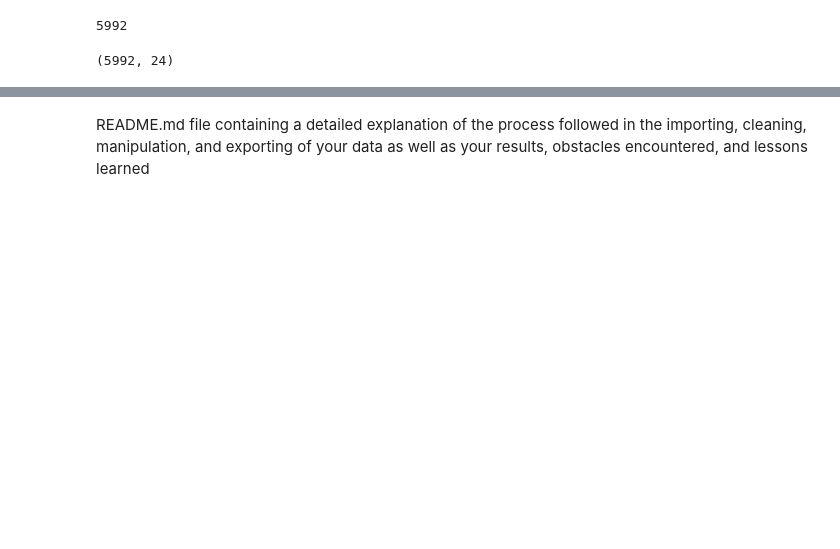
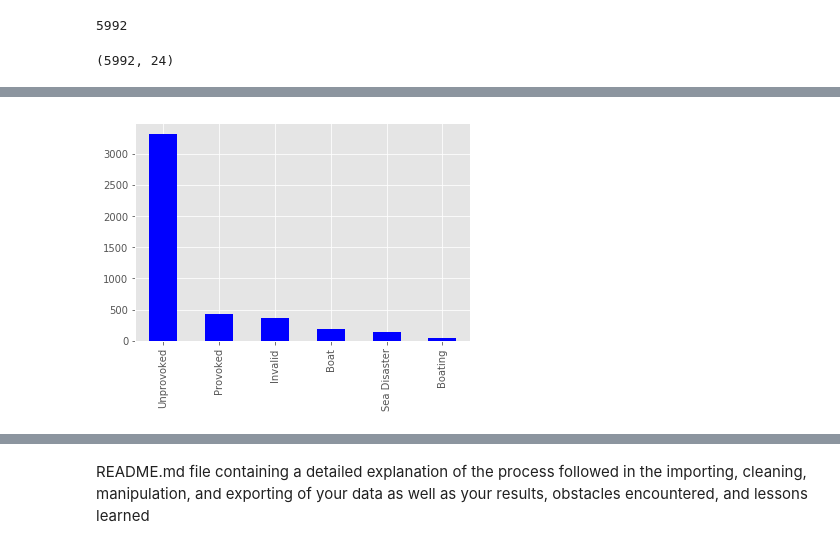
Before and after one commit to ironhack-datalabs/datamad0419, a Jupyter notebook: module-1/pandas-project/your-code/Pandas-project.ipynb, the cells around one changed output, grey strips where cells are left out. Drawn from its saved outputs; the diff is of its cells as text; code cells hidden in the pictures; blank space fills up the shorter version.

```diff
--- a/module-1/pandas-project/your-code/Pandas-project.ipynb
+++ b/module-1/pandas-project/your-code/Pandas-project.ipynb
@@ -208,0 +336,6 @@ Name: Sex, dtype: int64
+# %%
+attack_type=df['Type'].value_counts()
+attack_type.plot.bar(color='blue')
+plt.show()
+# %% [output]
+[figure, added]
```
Also changed, not shown: parts of 154 cells of this notebook, 1 other file.
